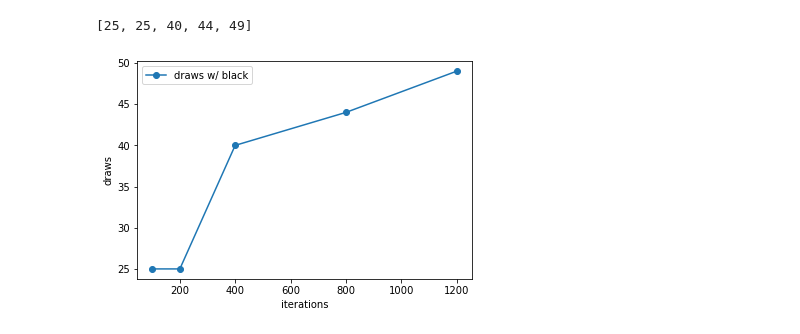
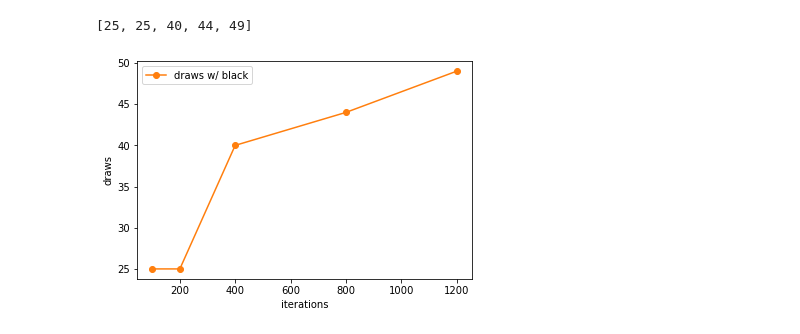
Before and after one commit to TFG-AlphaZero/Implementacion-TFG, a Jupyter notebook: experiments/MCTS tests.ipynb, the cells around one changed output. Cells and saved outputs as stored; diff of their text form; code cells hidden in the pictures.

```diff
--- a/experiments/MCTS tests.ipynb
+++ b/experiments/MCTS tests.ipynb
@@ -58,11 +58,11 @@ draws
 # %% [output]
 [25, 25, 40, 44, 49]
 # %%
-plt.plot(n_iters, draws, '-o')
+plt.plot(n_iters, draws, 'C1-o')
 
 plt.legend(['draws w/ black'])
 plt.xlabel('iterations')
 plt.ylabel('draws')
 plt.show()
 # %% [output]
-[figure, old version]
+[figure, new version]
```
Also changed, not shown: 21 other files.
